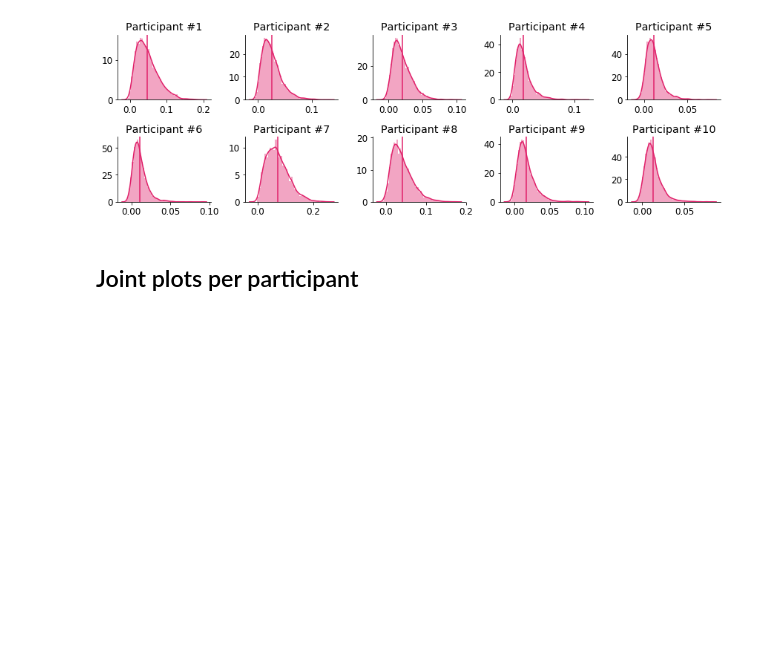
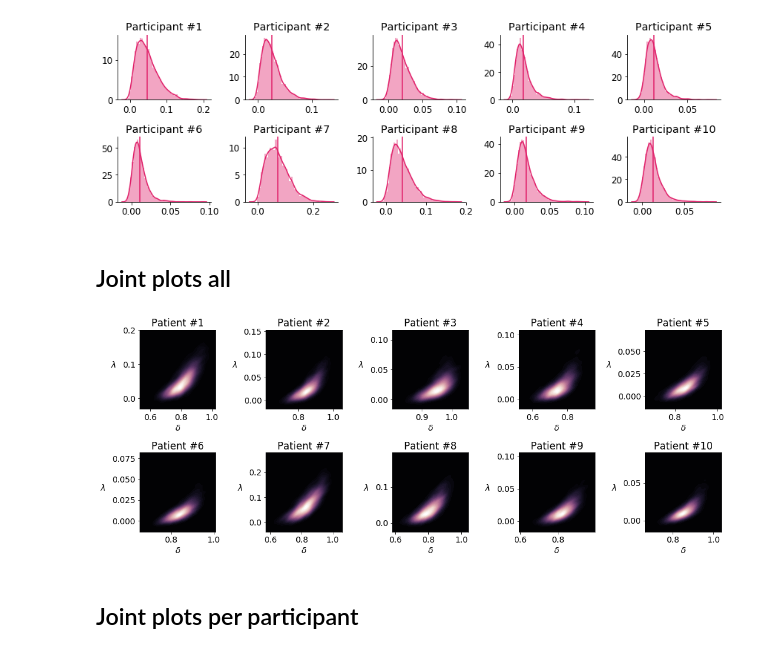
Before and after one commit to stefanradev93/DBN, a Jupyter notebook: WCST_INN_Final.ipynb, the cells around one changed output. Drawn from its saved outputs; the diff is of its cells as text; code cells hidden in the pictures; blank space fills up the shorter version.

Commit message:
Add joint posteriors

```diff
--- a/WCST_INN_Final.ipynb
+++ b/WCST_INN_Final.ipynb
@@ -519,3 +523,20 @@ for i, ax in enumerate(axarr.flat):
 f.tight_layout()
 # %% [output]
 [figure]
+# %% [markdown]
+## Joint plots all
+# %%
+plt.rcParams['font.size'] = 14
+
+f, axarr = plt.subplots(2, 5, figsize=(15, 6))
+cmap = sns.cubehelix_palette(as_cmap=True, dark=0, light=1, reverse=True)
+
+for i, ax in enumerate(axarr.flat):
+    sns.kdeplot(theta_hat[:, i, 0], theta_hat[:, i, 1], ax=ax, cmap=cmap, n_levels=60, shade=True)
+    ax.set_title('Patient #{}'.format(i+1))
+    ax.set_xlabel(r'$\delta$')
+    ax.set_ylabel(r'$\lambda$', rotation=0, labelpad=15)
+
+f.tight_layout()
+# %% [output]
+[figure, added]
```
Also changed, not shown: parts of 5 cells of this notebook, 1 other file.
